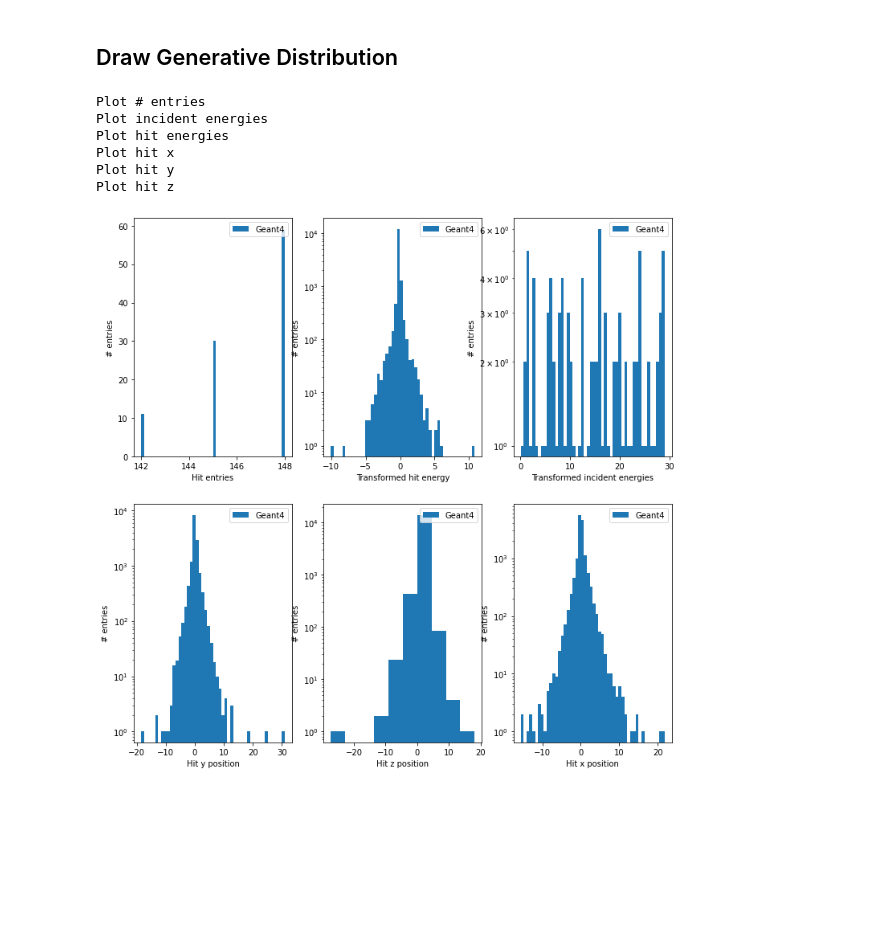
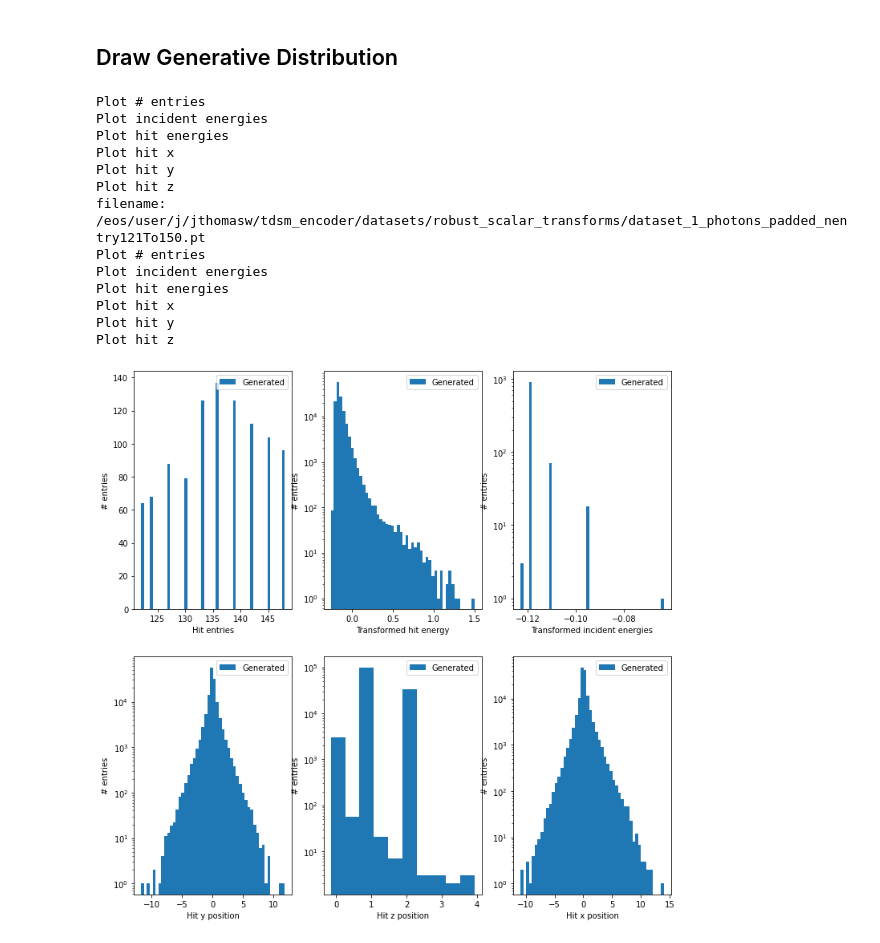
Before and after one commit to vincentchen566/tdsm_encoder, a Jupyter notebook: tdsm_encoder.ipynb, the cells around one changed output. Saved outputs shown, nothing was run; the diff lists cells and outputs as text; code cells hidden in the pictures; blank space fills up the shorter version.

```diff
--- a/tdsm_encoder.ipynb
+++ b/tdsm_encoder.ipynb
@@ -22,7 +22,7 @@ device = 'cuda' if torch.cuda.is_available() else 'cpu'
 padding_value = -20
 
 dataset = "dataset_1_photons_padded_nentry"
-dataset_store_path = "/eos/user/j/jthomasw/tdsm_encoder/datasets/test/"
+dataset_store_path = "/eos/user/j/jthomasw/tdsm_encoder/datasets/robust_scalar_transforms/"
 transform = None
 transform_y = None
 mask = True
@@ -30,13 +30,13 @@ jupyternotebook = True
 
 workingdir = "./"
 ### HYPERPARAMETERS ###
-train_ratio = 0.9
+train_ratio = 0.8
 batch_size = 64
 lr = 0.00001
-n_epochs = 5
+n_epochs = 50
 ### SDE PARAMETERS ###
 SDE = 'VE'
-sigma_max = 50.
+sigma_max = 5.
 ### MODEL PARAMETERS ###
 n_feat_dim = 4
 embed_dim = 512
@@ -64,7 +64,7 @@ print('Working directory: ', workingdir)
 
 files_list_ = []
 for filename in os.listdir(dataset_store_path):
-    if fnmatch.fnmatch(filename, dataset + '12*.pt'):
+    if fnmatch.fnmatch(filename, dataset + '12*.pt') or fnmatch.fnmatch(filename, dataset + '15*.pt') or fnmatch.fnmatch(filename, dataset + '18*.pt'):
         files_list_.append(os.path.join(dataset_store_path, filename))
 print(files_list_)
 
@@ -126,10 +128,10 @@ epochs = tqdm.notebook.trange(n_epochs)
 from IPython import display
 dh = display.display(fig, display_id=True)
 
-files_list_ = []
-for filename in os.listdir(dataset_store_path):
-    if fnmatch.fnmatch(filename, dataset + '12*.pt'):
-        files_list_.append(os.path.join(dataset_store_path, filename))
+#files_list_ = []
+#for filename in os.listdir(dataset_store_path):
+#    if fnmatch.fnmatch(filename, dataset + '12*.pt') or fnmatch.fnmatch(filename, dataset + '21*.pt') or fnmatch.fnmatch(filename, dataset + '30*.pt'):
+#        files_list_.append(os.path.join(dataset_store_path, filename))
 print(files_list_)
 
 for epoch in epochs:
@@ -146,9 +148,8 @@ for epoch in epochs:
 
     # Load files
     for filename in files_list_:
-
         custom_data = utils.cloud_dataset(filename, device=device)
-        train_size = int(0.9 * len(custom_data.data))
+        train_size = int(train_ratio * len(custom_data.data))
         test_size = len(custom_data.data) - train_size
         train_dataset, test_dataset = torch.utils.data.random_split(custom_data, [train_size, test_size])
 
@@ -401,22 +422,28 @@ Progress: 7/10
 # %% [markdown]
 ## Draw Generative Distribution
 # %%
-output_directory = 'sampling_100samplersteps_20230707_1717_output'
+output_directory = 'sampling_100samplersteps_20230711_1535_output'
 plot_file_name = os.path.join(output_directory, 'sample.pt')
-
 custom_data = utils.cloud_dataset(plot_file_name,device=device)
 #custom_data.padding()
-fig = util.display.plot_distribution(custom_data, label="Geant4")
+fig = util.display.plot_distribution(custom_data, label="Generated")
+#fig = util.display.plot_distribution([plot_file_name], label="Geant4")
 fig.show()
 
-
-#fig = util.display.plot_distribution([plot_file_name], label="Geant4")
-#fig.show()
+fig1 = util.display.plot_distribution(files_list_, label="Geant4")
+fig1.show()
 # %% [output]
 Plot # entries
 Plot incident energies
 Plot hit energies
 Plot hit x
 Plot hit y
 Plot hit z
+filename: /eos/user/j/jthomasw/tdsm_encoder/datasets/robust_scalar_transforms/dataset_1_photons_padded_nentry121To150.pt
+Plot # entries
+Plot incident energies
+Plot hit energies
+Plot hit x
+Plot hit y
+Plot hit z
-[figure, old version]
+[figure, new version]
```
Also changed, not shown: parts of 5 cells of this notebook, 1 other file.
